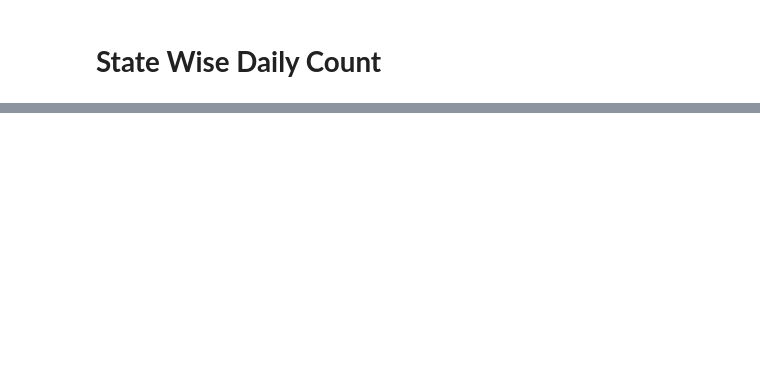
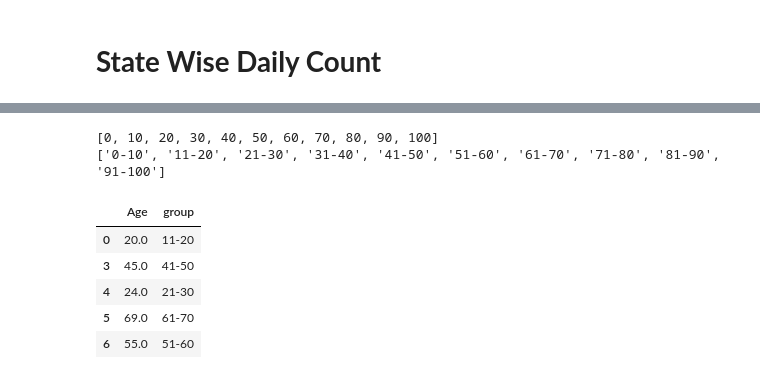
Before and after one commit to RizwanaShaikh/DataScience, a Jupyter notebook: Covid_19.ipynb, the cells around one changed output, grey strips where cells are left out. Drawn from its saved outputs; the diff is of its cells as text; code cells hidden in the pictures; blank space fills up the shorter version.

```diff
--- a/Covid_19.ipynb
+++ b/Covid_19.ipynb
@@ -244,0 +287,24 @@ fig.show()
+# %%
+age_data = pd.DataFrame()
+age_data['Age'] = age
+# %%
+bins = [x for x in range(0,101,10)]
+print(bins)
+g_labels = ['0-10','11-20','21-30','31-40','41-50','51-60','61-70','71-80','81-90','91-100']
+print(g_labels)
+# %% [output]
+[0, 10, 20, 30, 40, 50, 60, 70, 80, 90, 100]
+['0-10', '11-20', '21-30', '31-40', '41-50', '51-60', '61-70', '71-80', '81-90', '91-100']
+# %%
+age_data['group'] = pd.cut(age,bins,labels=g_labels)
+# %%
+age_data = age_data[age_data.Age != 0]
+# %%
+age_data.head()
+# %% [output]
+|  | Age | group |
+| 0 | 20.0 | 11-20 |
+| 3 | 45.0 | 41-50 |
+| 4 | 24.0 | 21-30 |
+| 5 | 69.0 | 61-70 |
+| 6 | 55.0 | 51-60 |
```
Also changed, not shown: parts of 20 cells of this notebook.
